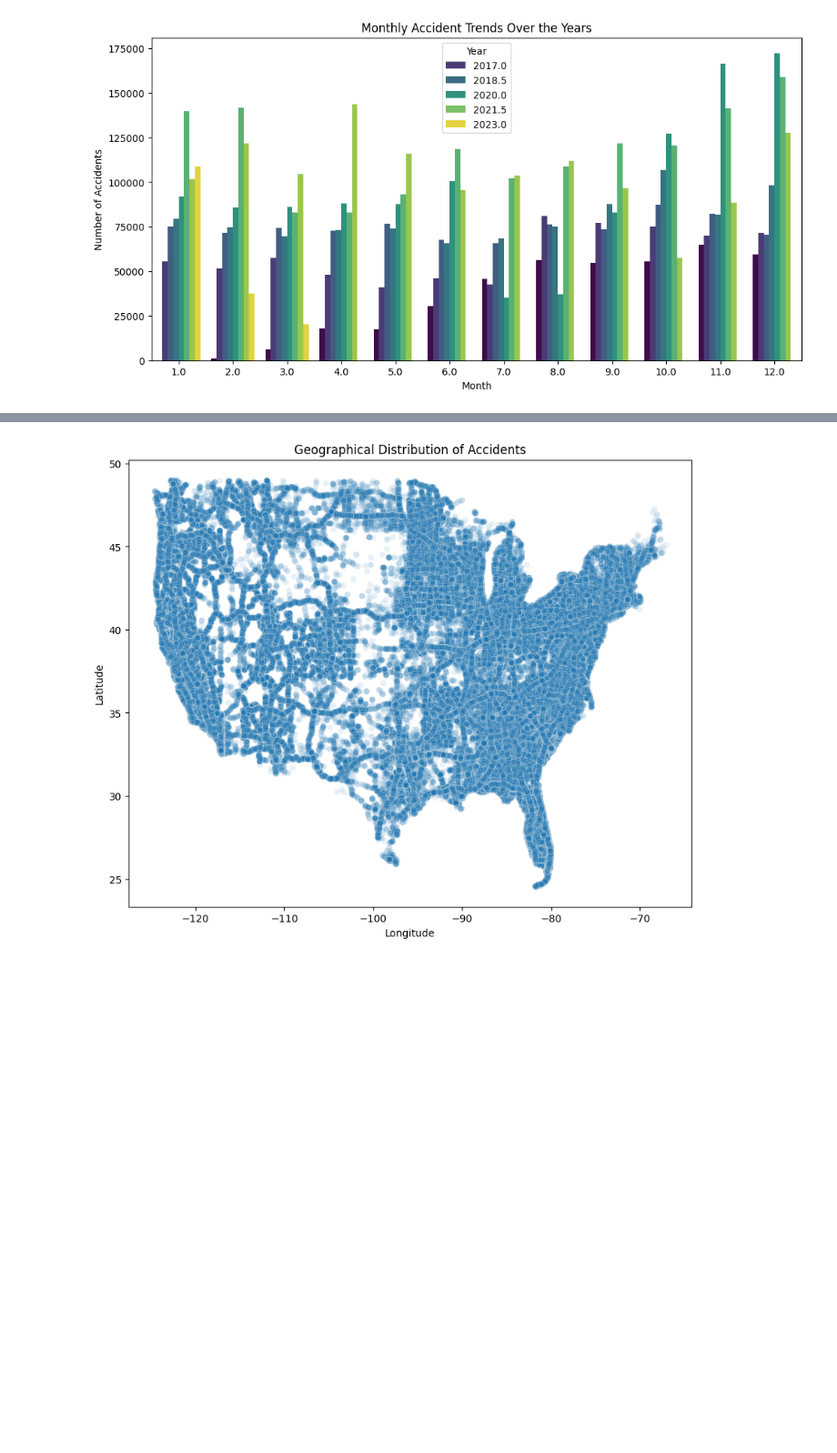
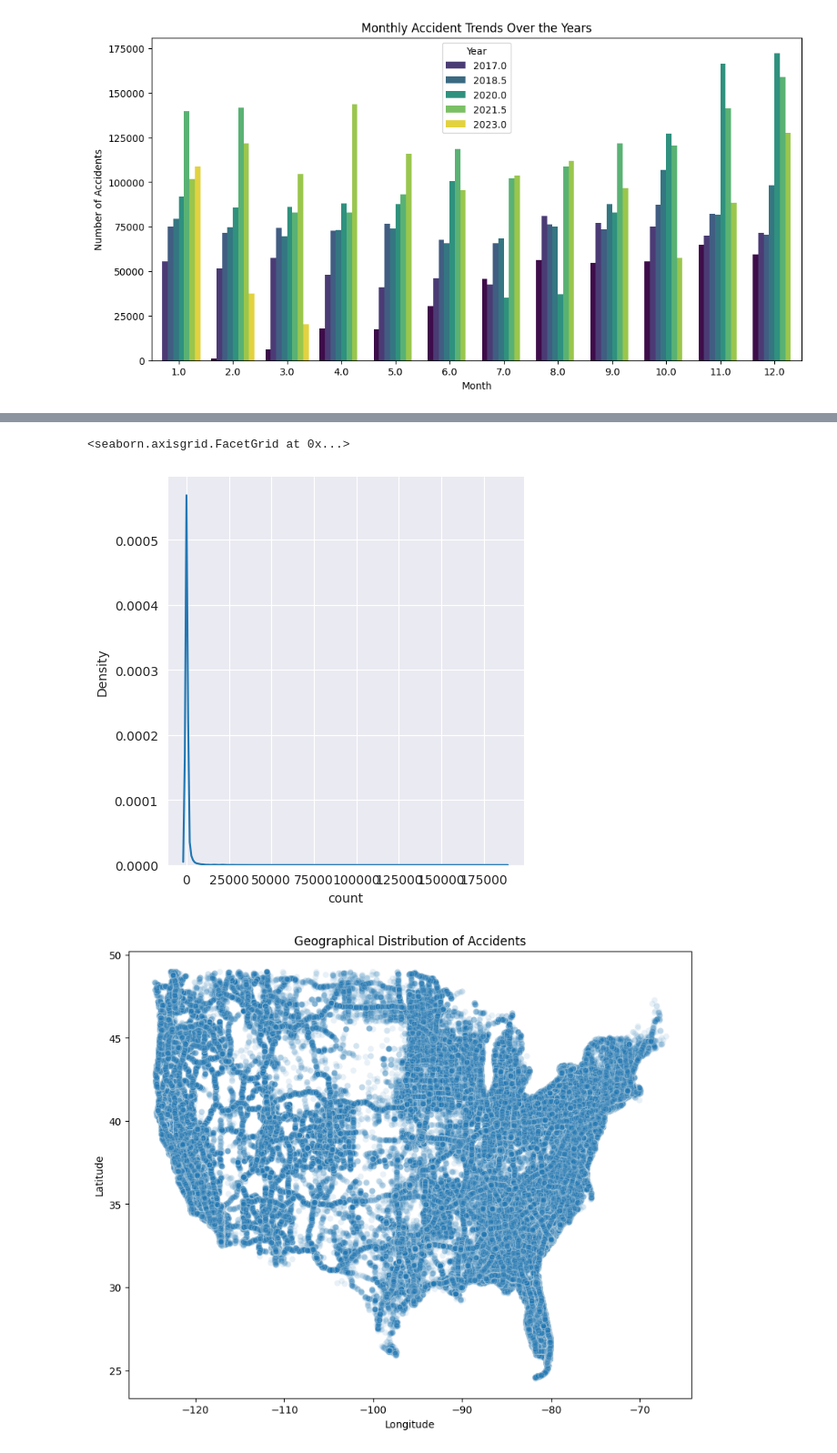
Before and after one commit to burakbasher/team12-Accident-Probability, a Jupyter notebook: DataMining.ipynb, the cells around one changed output, grey strips where cells are left out. Shown at 91% size. Drawn from its saved outputs; the diff is of its cells as text; code cells hidden in the pictures; blank space fills up the shorter version.

```diff
--- a/DataMining.ipynb
+++ b/DataMining.ipynb
@@ -460,3 +586,10 @@ if 'Month' in df.columns and 'Year' in df.columns:
+# %%
+sns.set_style('darkgrid')
+
+sns.displot(data = cities_by_accident, kind = 'kde')
+# %% [output]
+<seaborn.axisgrid.FacetGrid at 0x...>
+[figure, added]
 # %%
 # Coğrafi bilgilerin harita üzerinde görselleştirilmesi
 if 'Start_Lat' in df.columns and 'Start_Lng' in df.columns:
```
Also changed, not shown: parts of 26 cells of this notebook.
